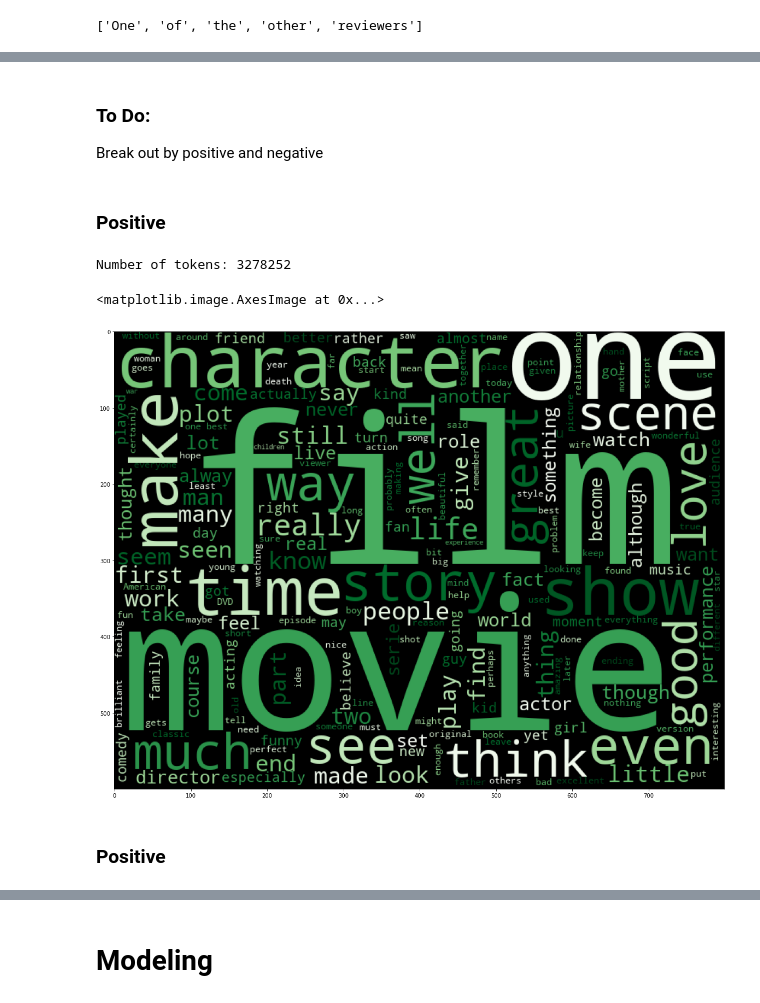
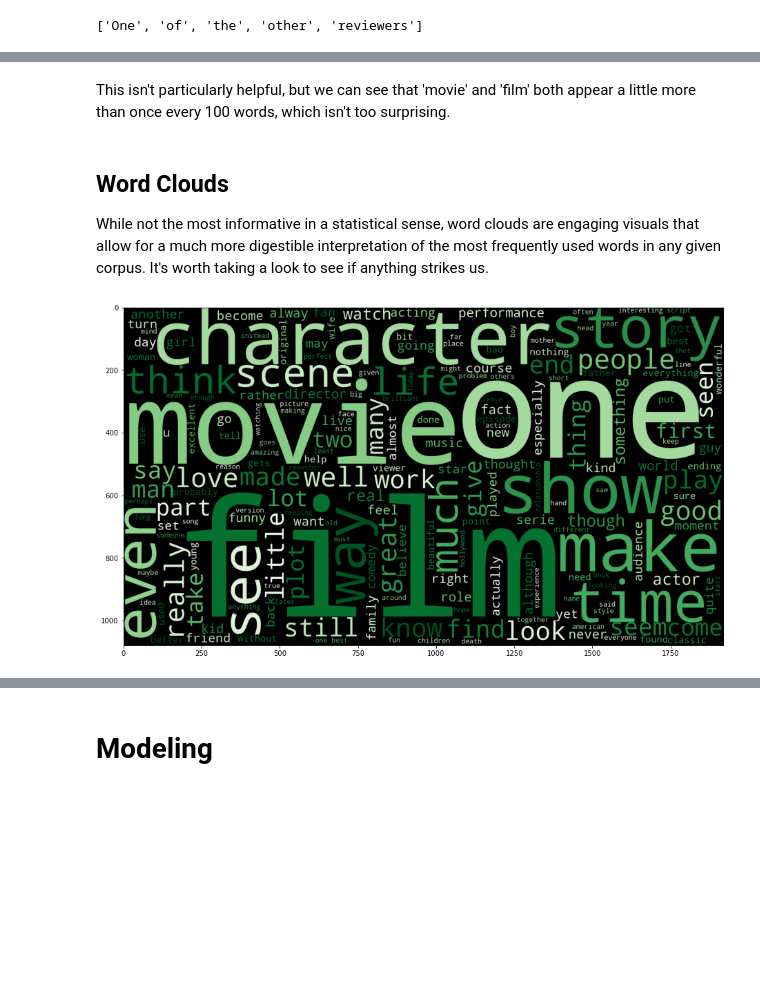
Before and after one commit to Drymander/dsc-phase-4-project, a Jupyter notebook: NLP Notebook 6.18.ipynb, the cells around one changed output, grey strips where cells are left out. Saved outputs shown, nothing was run; the diff lists cells and outputs as text; code cells hidden in the pictures; blank space fills up the shorter version.

```diff
--- a/NLP Notebook 6.18.ipynb
+++ b/NLP Notebook 6.18.ipynb
@@ -321,0 +311,22 @@ FreqDist({'I': 0.0222115281721896, 'The': 0.013796767826469382, 'movie': 0.01316
+# %%
+# Create new dataframes separating positive and negative reviews
+df_pos = df['reviews_t'].loc[df['sentiment'] == 'positive']
+df_neg = df['reviews_t'].loc[df['sentiment'] == 'negative']
+
+# Instantiating emptoy positive / negative / total token lists
+tokens = []
+tokens_pos = []
+tokens_neg = []
+
+# Populating token lists from p/n/t dataframes
+for row in df['reviews_t']:
+    tokens.extend(row)
+for row in df_pos:
+    tokens_pos.extend(row)
+for row in df_neg:
+    tokens_neg.extend(row)
+
+# Print number of p/n tokens
+print(f'Total corpus tokens: {len(tokens)}')
+print(f'Number of positive tokens: {len(tokens_pos)}')
+print(f'Number of negative tokens: {len(tokens_neg)}')
@@ -347,32 +382,23 @@ from wordcloud import WordCloud
-# %% [markdown]
-### To Do:
-
-Break out by positive and negative
-# %% [markdown]
-### Positive
-# %%
-# Positive tokens
-
-df_positive = df['reviews_t'].loc[df['sentiment'] == 'positive']
-
-tokens_positive = []
-
-for row in df_positive:
-    tokens_positive.extend(row)
-
-print(f'Number of tokens: {len(tokens_positive)}')
-# %% [output]
-Number of tokens: 3278252
+# %% [markdown]
+This isn't particularly helpful, but we can see that 'movie' and 'film' both appear a little more than once every 100 words, which isn't too surprising.
+# %% [markdown]
+## Word Clouds
+
+While not the most informative in a statistical sense, word clouds are engaging visuals that allow for a much more digestible interpretation of the most frequently used words in any given corpus.  It's worth taking a look to see if anything strikes us.
 # %%
-#Positive reviews
-from wordcloud import WordCloud, STOPWORDS
-plt.figure(figsize = (20,20))
-wc = WordCloud(max_words = 200,
-               width = 800, height = 600,
-               colormap='Greens',
-               stopwords = STOPWORDS).generate(" ".join(tokens_positive))
+def draw_wordcloud(tokens, colormap):
 
-plt.imshow(wc)
+    # Instantiate plot
+    plt.figure(figsize = (16,9))
+
+    # Instantiate wordcloud
+    wc = WordCloud(max_words = 200,
+                   width = 1920, height = 1080,
+                   colormap=colormap).generate(" ".join(tokens_pos))
+
+    #Show wordcloud
+    plt.imshow(wc)
+
+draw_wordcloud(tokens_pos, "Greens")
 # %% [output]
-<matplotlib.image.AxesImage at 0x...>
-[figure, old version]
+[figure, new version]
@@ -381,2 +404,0 @@ plt.show(wc)
-# %% [markdown]
-### Positive
```
Also changed, not shown: parts of 65 cells of this notebook.
